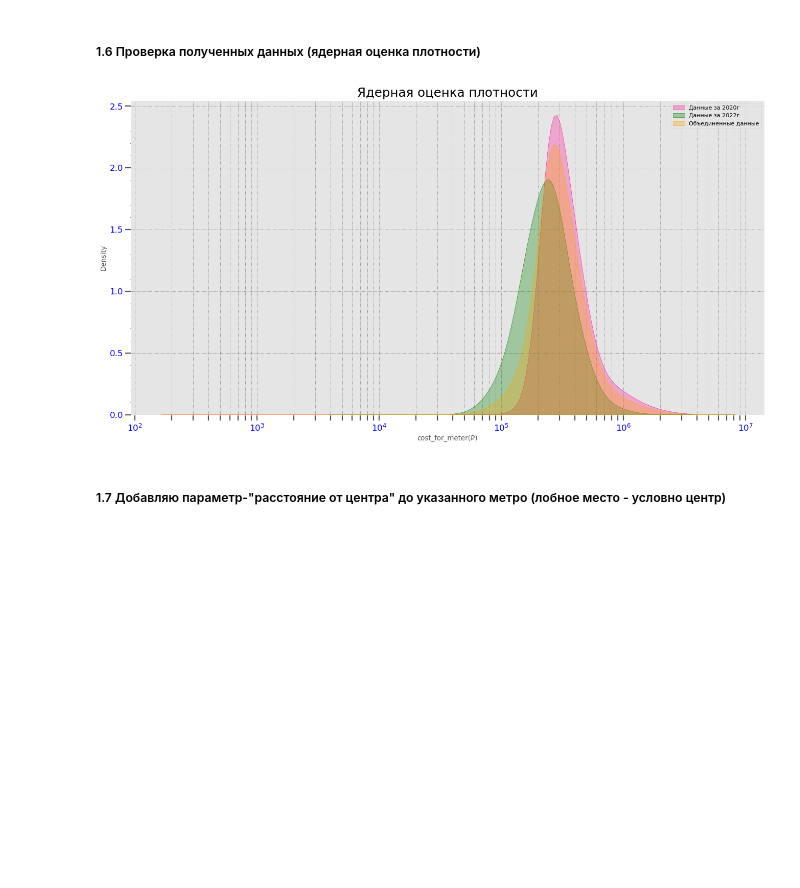
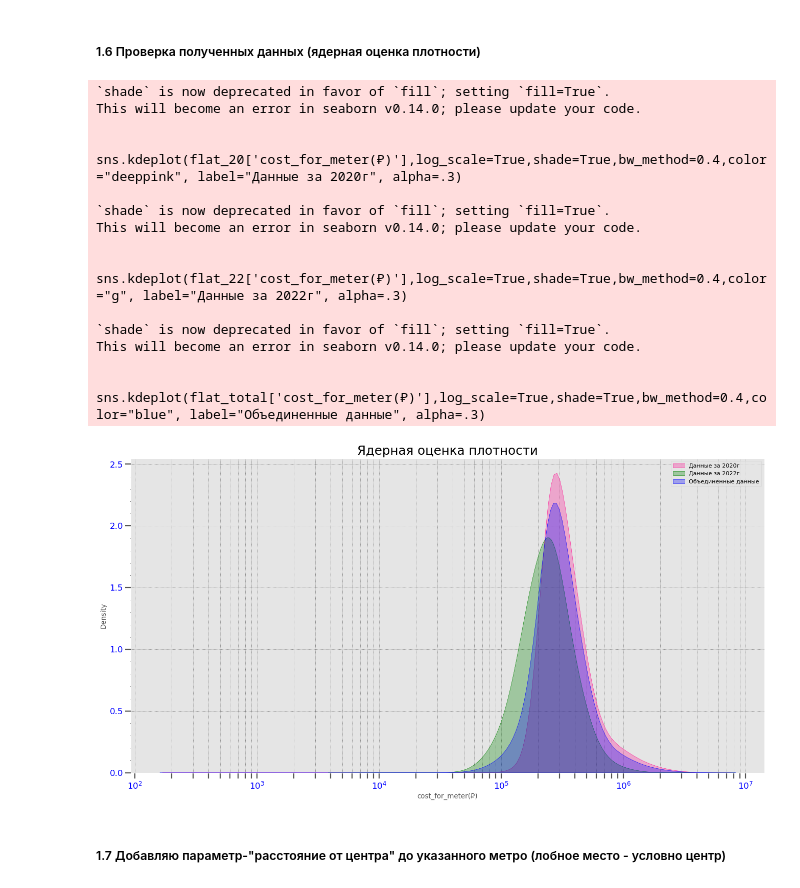
Before and after one commit to Gabuchev/Apartments-in-Moscow---The-simplest-recommendation-system, a Jupyter notebook: Rec.Sys.ipynb, the cells around one changed output. Cells and saved outputs as stored; diff of their text form; code cells hidden in the pictures; blank space fills up the shorter version.

```diff
--- a/Rec.Sys.ipynb
+++ b/Rec.Sys.ipynb
@@ -226,34 +226,48 @@ result.head(5)
 # %%
 #Распределение случайной величины
 
 #создание области графика
 plt.figure(figsize=(20,10), dpi=80)
 #считывание файлов csv
 flat_total= pd.read_csv(r'C:\Users\Daniel\project university\Выпускная работа\Realty.csv')
 flat_22 = pd.read_csv(r'C:\Users\Daniel\project university\Выпускная работа\DataSet\Недвижка\my_DS\moscow_flat22.csv')
 flat_20 = pd.read_csv(r'C:\Users\Daniel\project university\Выпускная работа\DataSet\Недвижка\my_DS\moscow_flat20.csv')
 #построение распределений
 sns.kdeplot(flat_20['cost_for_meter(₽)'],log_scale=True,shade=True,bw_method=0.4,color="deeppink", label="Данные за 2020г", alpha=.3)
 sns.kdeplot(flat_22['cost_for_meter(₽)'],log_scale=True,shade=True,bw_method=0.4,color="g", label="Данные за 2022г", alpha=.3)
-sns.kdeplot(flat_total['cost_for_meter(₽)'],log_scale=True,shade=True,bw_method=0.4,color="orange", label="Объединенные данные", alpha=.3)
+sns.kdeplot(flat_total['cost_for_meter(₽)'],log_scale=True,shade=True,bw_method=0.4,color="blue", label="Объединенные данные", alpha=.3)
 #управление настройками сетки
 plt.grid(axis='x',which='both', linestyle=':',color="black",alpha=.5)
 plt.grid(axis='y',which='major', linestyle=':',color="black",alpha=.5)
 #надписи координатных осей
 plt.minorticks_on()
 #plt.xlabel('Стоимость за м²(в логарифмическом масштабе)', fontsize=16)
 #plt.ylabel('Плотность', fontsize=16)
 plt.tick_params(axis='x',which='both', length=10, width=2)
 plt.tick_params(axis='y',which='major', length=10, width=2)
 plt.xticks(color="b", size=15)
 plt.yticks(color="b", size=15)
 #титул, легенда
 plt.title('Ядерная оценка плотности', fontsize=22)
 plt.legend()
 #обновление графика вне интер-актива
 plt.show()
 # %% [output]
+`shade` is now deprecated in favor of `fill`; setting `fill=True`.
+This will become an error in seaborn v0.14.0; please update your code.
+
+  sns.kdeplot(flat_20['cost_for_meter(₽)'],log_scale=True,shade=True,bw_method=0.4,color="deeppink", label="Данные за 2020г", alpha=.3)
+
+`shade` is now deprecated in favor of `fill`; setting `fill=True`.
+This will become an error in seaborn v0.14.0; please update your code.
+
+  sns.kdeplot(flat_22['cost_for_meter(₽)'],log_scale=True,shade=True,bw_method=0.4,color="g", label="Данные за 2022г", alpha=.3)
+
+`shade` is now deprecated in favor of `fill`; setting `fill=True`.
+This will become an error in seaborn v0.14.0; please update your code.
+
+  sns.kdeplot(flat_total['cost_for_meter(₽)'],log_scale=True,shade=True,bw_method=0.4,color="blue", label="Объединенные данные", alpha=.3)
-[figure, old version]
+[figure, new version]
 # %% [markdown]
 ##### 1.7 Добавляю параметр-"расстояние от центра" до указанного метро (лобное место - условно центр)
 # %%
```
